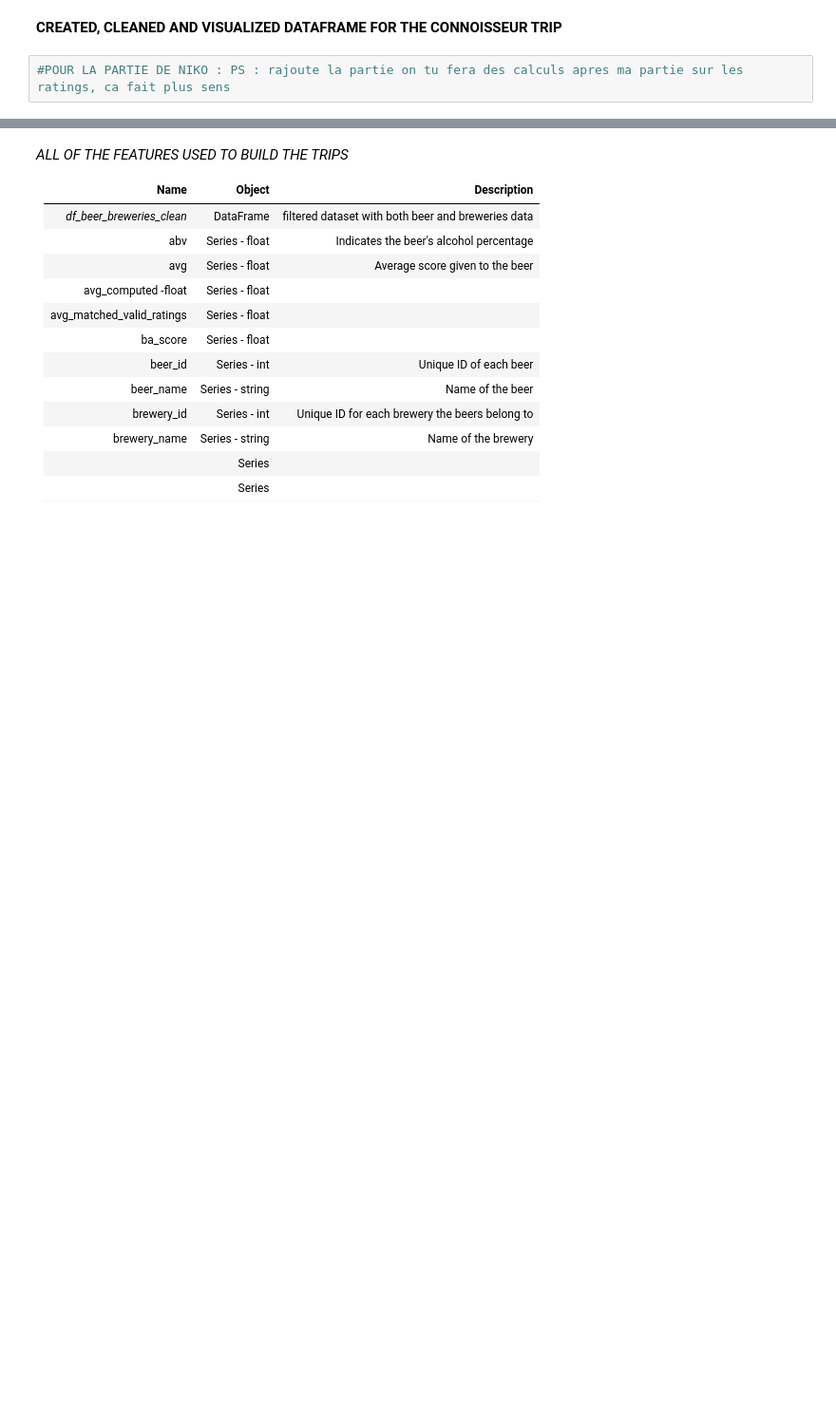
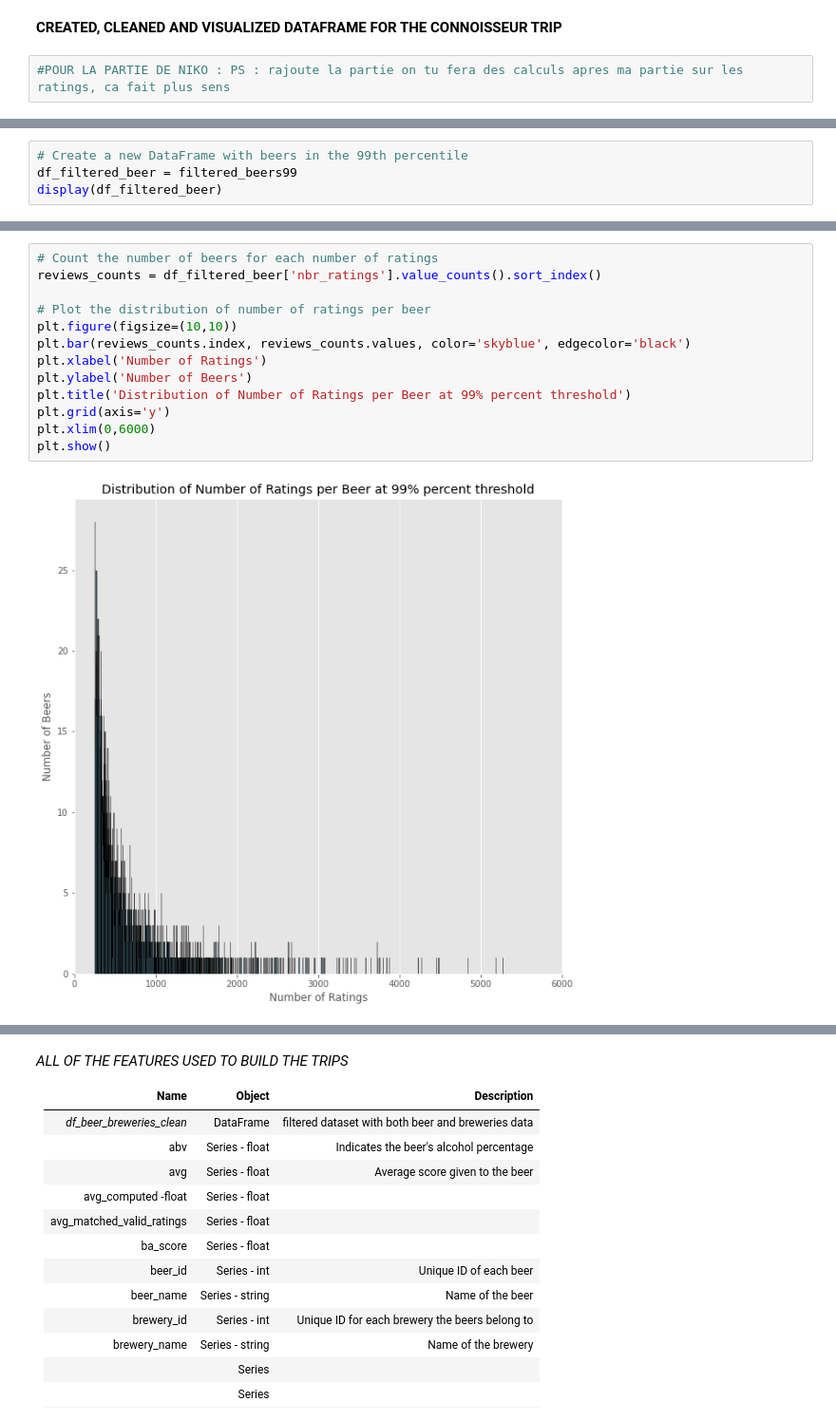
Before and after one commit to epfl-ada/ada-2023-project-adalcoholics86, a Jupyter notebook: milestoneP2.ipynb, the cells around one changed output, grey strips where cells are left out. Shown at 95% size. Saved outputs shown, nothing was run; the diff lists cells and outputs as text; blank space fills up the shorter version.

```diff
--- a/milestoneP2.ipynb
+++ b/milestoneP2.ipynb
@@ -237,0 +316,4 @@ df_users_approx_flt = df_users_approx_flt.drop(df_users_approx_flt[(df_users_app
+# %%
+# Create a new DataFrame with beers in the 99th percentile
+df_filtered_beer = filtered_beers99
+display(df_filtered_beer)
@@ -237,0 +335,15 @@ df_users_approx_flt = df_users_approx_flt.drop(df_users_approx_flt[(df_users_app
+# %%
+# Count the number of beers for each number of ratings
+reviews_counts = df_filtered_beer['nbr_ratings'].value_counts().sort_index()
+
+# Plot the distribution of number of ratings per beer
+plt.figure(figsize=(10,10))
+plt.bar(reviews_counts.index, reviews_counts.values, color='skyblue', edgecolor='black')
+plt.xlabel('Number of Ratings')
+plt.ylabel('Number of Beers')
+plt.title('Distribution of Number of Ratings per Beer at 99% percent threshold')
+plt.grid(axis='y')
+plt.xlim(0,6000)
+plt.show()
+# %% [output]
+[figure, added]
```
Also changed, not shown: parts of 79 cells of this notebook.
